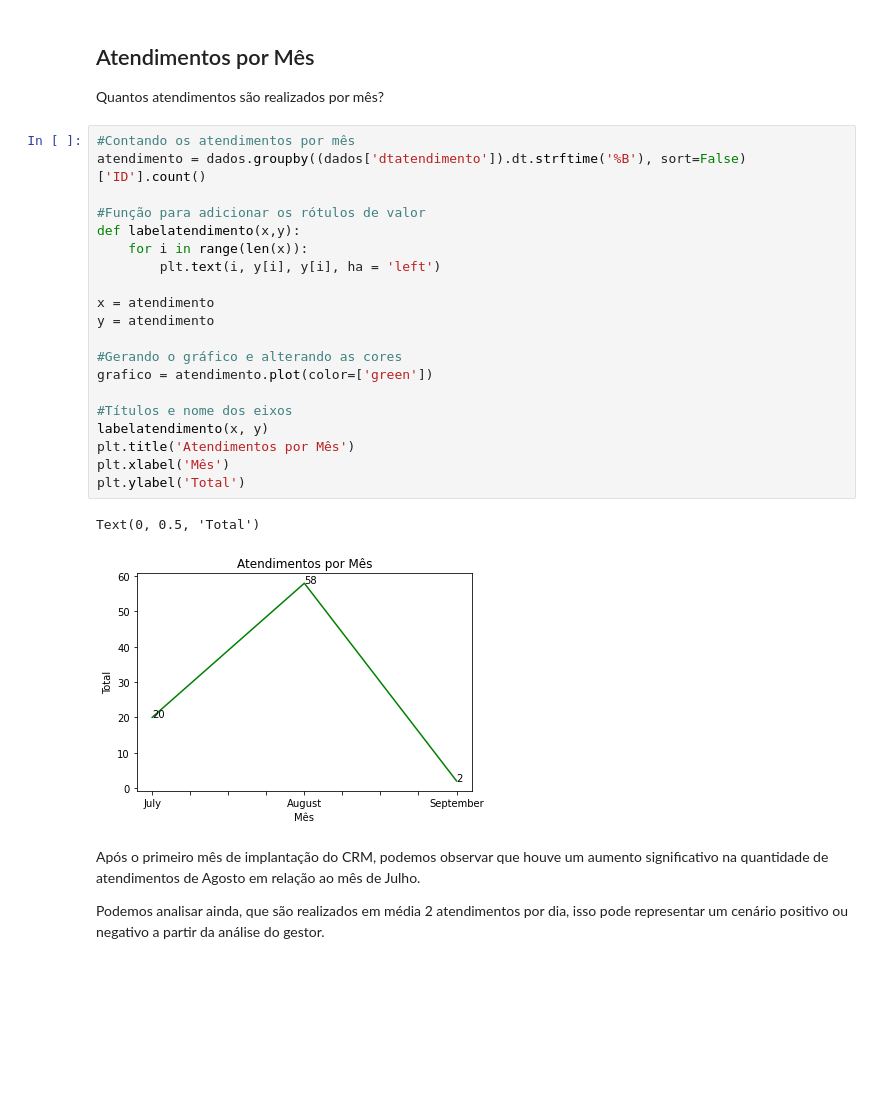
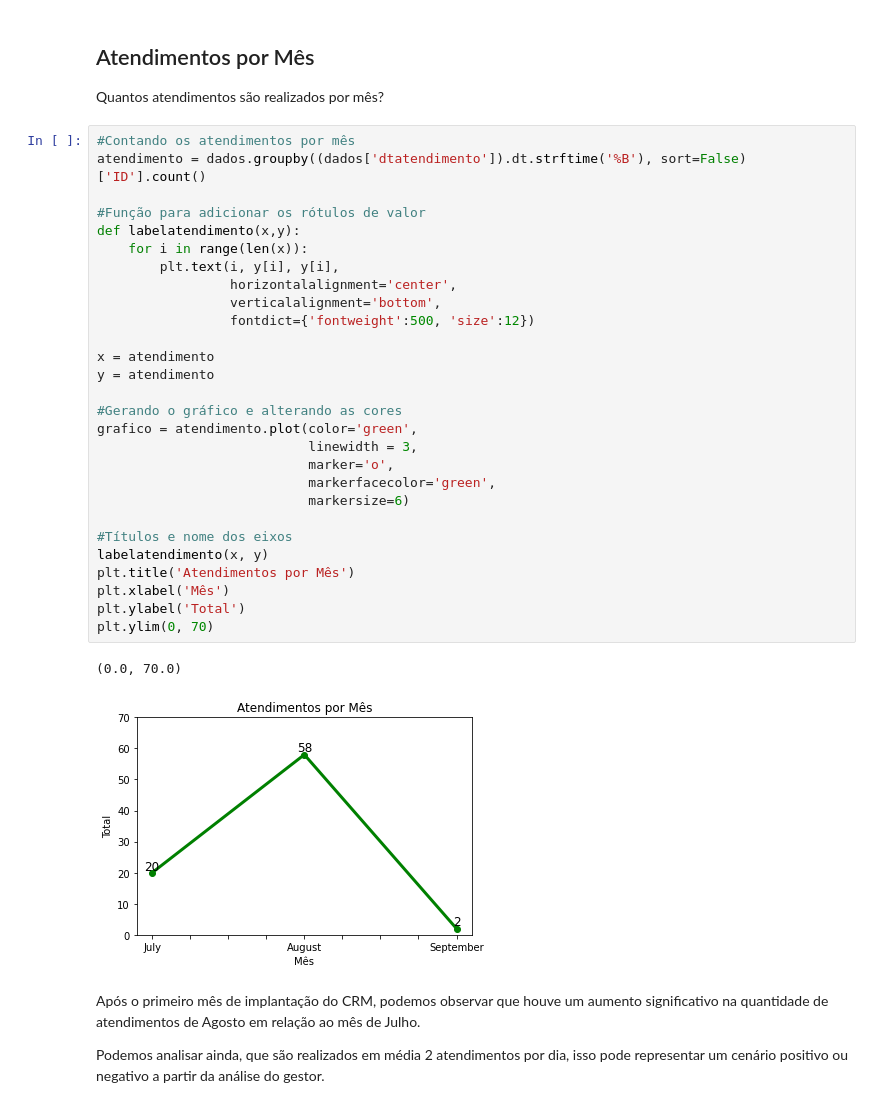
Before and after one commit to hgosouza1/Data-Science, a Jupyter notebook: Projeto Pessoal/Estética Automotiva/relatorio_geral_negocio.ipynb, the cells around one changed output. Cells and saved outputs as stored; diff of their text form; blank space fills up the shorter version.

```diff
--- a/Projeto Pessoal/Estética Automotiva/relatorio_geral_negocio.ipynb
+++ b/Projeto Pessoal/Estética Automotiva/relatorio_geral_negocio.ipynb
@@ -135,26 +135,34 @@ Quantos atendimentos são realizados por mês?
 # %%
 #Contando os atendimentos por mês
 atendimento = dados.groupby((dados['dtatendimento']).dt.strftime('%B'), sort=False)['ID'].count()
 
 #Função para adicionar os rótulos de valor
 def labelatendimento(x,y):
     for i in range(len(x)):
-        plt.text(i, y[i], y[i], ha = 'left')
+        plt.text(i, y[i], y[i],
+                 horizontalalignment='center',
+                 verticalalignment='bottom',
+                 fontdict={'fontweight':500, 'size':12})
 
 x = atendimento
 y = atendimento
 
 #Gerando o gráfico e alterando as cores
-grafico = atendimento.plot(color=['green'])
+grafico = atendimento.plot(color='green',
+                           linewidth = 3,
+                           marker='o',
+                           markerfacecolor='green',
+                           markersize=6)
 
 #Títulos e nome dos eixos
 labelatendimento(x, y)
 plt.title('Atendimentos por Mês')
 plt.xlabel('Mês')
 plt.ylabel('Total')
+plt.ylim(0, 70)
 # %% [output]
-Text(0, 0.5, 'Total')
+(0.0, 70.0)
-[figure, old version]
+[figure, new version]
 # %% [markdown]
 Após o primeiro mês de implantação do CRM, podemos observar que houve um aumento significativo na quantidade de atendimentos de Agosto em relação ao mês de Julho.
 
```
Also changed, not shown: parts of 10 cells of this notebook.
